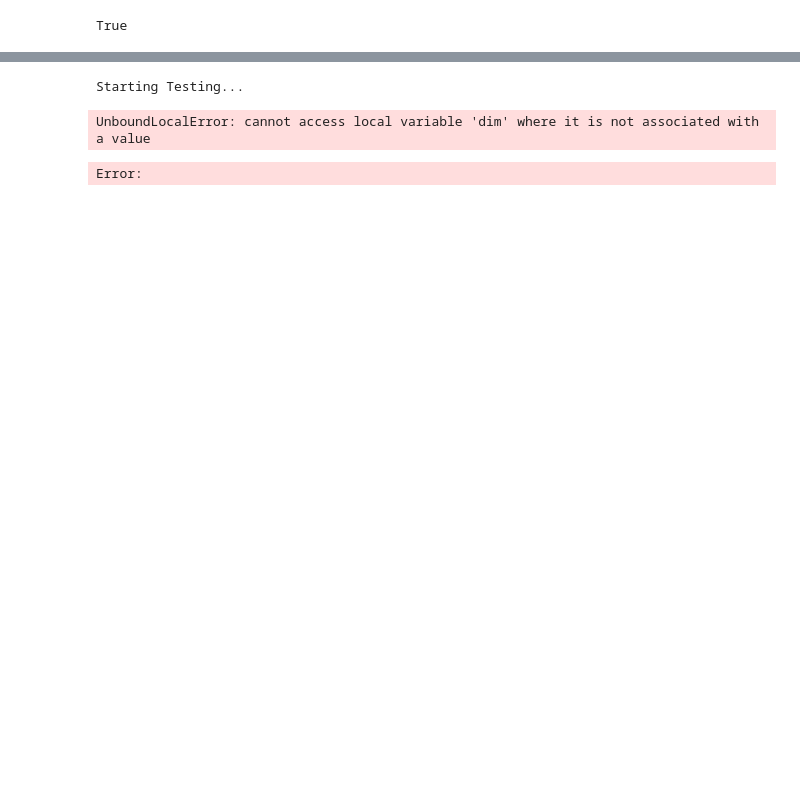
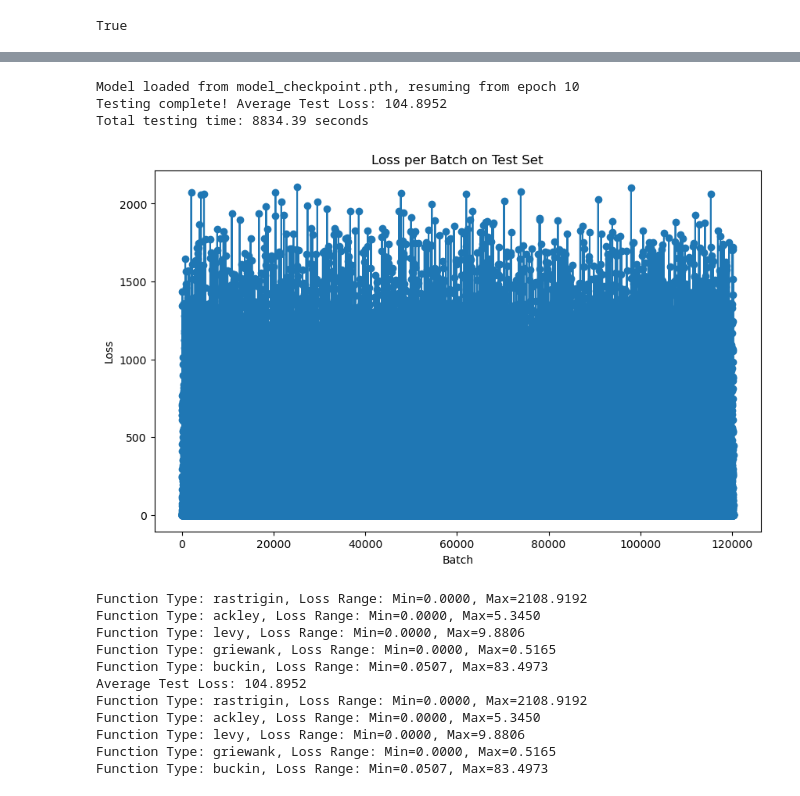
Before and after one commit to tanuni0/deepso, a Jupyter notebook: train.ipynb, the cells around one changed output, grey strips where cells are left out. Drawn from its saved outputs; the diff is of its cells as text; code cells hidden in the pictures; blank space fills up the shorter version.

Commit message:
model out of pso
change train structure + add padding on pso class

```diff
--- a/train.ipynb
+++ b/train.ipynb
@@ -232,18 +201,0 @@ Epoch 1/10
-# %%
-
-print("\nStarting Testing...")
-avg_test_loss = test(test_set, model_path="model_checkpoint.pth")
-# %% [output]
-Starting Testing...
-UnboundLocalError: cannot access local variable 'dim' where it is not associated with a value
-Error:
-# %%
-# Example usage:
-# Assuming 'train_dataloader' and 'test_dataloader' are provided
-accumulate_step = 4  # Example accumulate step
-
-print("Starting Training...")
-train_loss_ranges = train(train_set, accumulate_step)
-
-print("\nStarting Testing...")
-avg_test_loss = test(test_set)
@@ -794,0 +282,25 @@ train(train_set, val_set, accumulate_step=4, start_epoch=0)
+# %%
+avg_test_loss, function_losses = test(test_set, model_path="model_checkpoint.pth")
+
+print(f"Average Test Loss: {avg_test_loss:.4f}")
+
+for func_type, losses in function_losses.items():
+    min_loss = min(losses)
+    max_loss = max(losses)
+    print(f"Function Type: {func_type}, Loss Range: Min={min_loss:.4f}, Max={max_loss:.4f}")
+# %% [output]
+Model loaded from model_checkpoint.pth, resuming from epoch 10
+Testing complete! Average Test Loss: 104.8952
+Total testing time: 8834.39 seconds
+[figure, added]
+Function Type: rastrigin, Loss Range: Min=0.0000, Max=2108.9192
+Function Type: ackley, Loss Range: Min=0.0000, Max=5.3450
+Function Type: levy, Loss Range: Min=0.0000, Max=9.8806
+Function Type: griewank, Loss Range: Min=0.0000, Max=0.5165
+Function Type: buckin, Loss Range: Min=0.0507, Max=83.4973
+Average Test Loss: 104.8952
+Function Type: rastrigin, Loss Range: Min=0.0000, Max=2108.9192
+Function Type: ackley, Loss Range: Min=0.0000, Max=5.3450
+Function Type: levy, Loss Range: Min=0.0000, Max=9.8806
+Function Type: griewank, Loss Range: Min=0.0000, Max=0.5165
+Function Type: buckin, Loss Range: Min=0.0507, Max=83.4973
```
Also changed, not shown: parts of 12 cells of this notebook, 9 other files.
